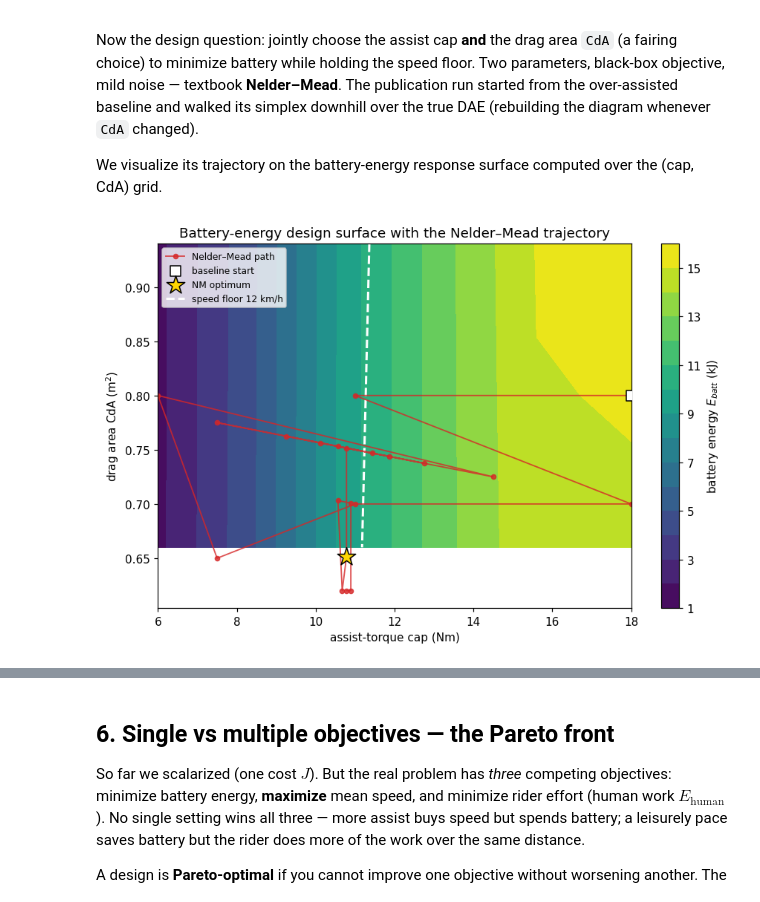
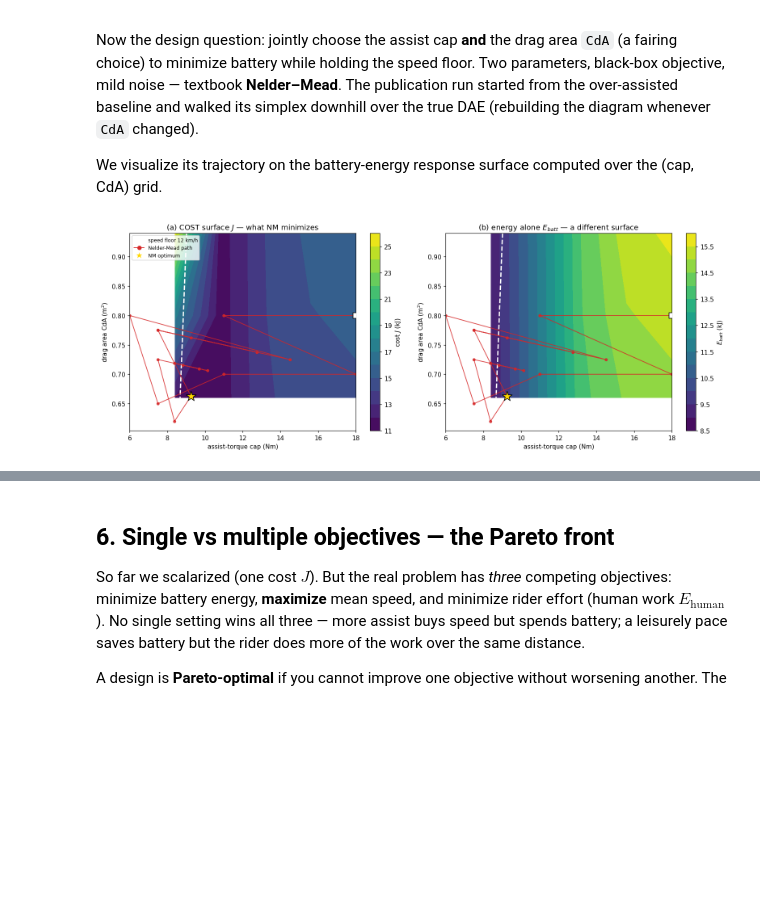
Before and after one commit to machinavitalis/jaxonomy, a Jupyter notebook: docs/examples/ebike_part2_optimization.ipynb, the cells around one changed output, grey strips where cells are left out. Cells and saved outputs as stored; diff of their text form; code cells hidden in the pictures; blank space fills up the shorter version.

```diff
--- a/docs/examples/ebike_part2_optimization.ipynb
+++ b/docs/examples/ebike_part2_optimization.ipynb
@@ -292,0 +430,18 @@ point.
+# %%
+if USE_PUBLICATION:
+    print("J at the working tolerance (rtol=5e-4) vs a tightened one (rtol=1e-4):")
+    for cap, dJ in zip(P["noise_caps"], P["noise_dJ"]):
+        print(f"  cap = {float(cap):5.1f} Nm : |dJ| = {float(dJ):7.1f} J")
+    print(f"\n  measured noise floor        : {float(P['noise_floor_J']):.1f} J")
+    print(f"  Nelder-Mead fatol set to    : {float(P['nm_fatol']):.1f} J  (above the floor)")
+    # what that noise implies for resolution in the cap
+    caps = P["grid_caps"]; ib = int(np.argmin(np.abs(P["grid_cda"] - BASE_CDA)))
+    dJ_dcap = np.gradient(P["grid_ED"][ib], caps)
+    slope = float(np.median(np.abs(dJ_dcap)))
+    res_Nm = float(P["noise_floor_J"]) / max(slope, 1e-9)
+    print(f"  |dE/dcap| ~ {slope:.0f} J/Nm near the optimum, so a "
+          f"{float(P['noise_floor_J']):.1f} J noise floor")
+    print(f"  corresponds to a cap resolution of ~{res_Nm:.3f} Nm.")
+    print("  Here the landscape is steep enough that discretization error is NOT")
+    print("  the binding limit on resolution -- the optimizer's own tolerances are.")
+    print("  (When the reverse is true, tighten the solver before the optimizer.)")
@@ -424,35 +592,59 @@ downhill over the true DAE (rebuilding the diagram whenever `CdA` changed).
 We visualize its trajectory on the battery-energy response surface computed over
 the (cap, CdA) grid.
 # %%
-fig, ax = plt.subplots(figsize=(8.2, 5.4))
+fig, ax = plt.subplots(1, 2, figsize=(14.5, 5.4))
 if USE_PUBLICATION:
-    caps = P["grid_caps"]; cdas = P["grid_cda"]; E = P["grid_Ebatt"]; V = P["grid_vmean"]
+    caps = P["grid_caps"]; cdas = P["grid_cda"]
+    Egrid = P["grid_ED"]; Vgrid = P["grid_vD"]
+    Jgrid = np.vectorize(penalized_cost)(Egrid, Vgrid)   # the surface NM actually walks
     CC, DD = np.meshgrid(caps, cdas)
-    cf = ax.contourf(CC, DD, E / 1000.0, levels=14, cmap="viridis")
-    cb = fig.colorbar(cf, ax=ax); cb.set_label("battery energy $E_{batt}$ (kJ)")
-    # feasibility boundary: mean speed == floor (legend proxy, no fragile clabel)
-    ax.contour(CC, DD, V, levels=[V_FLOOR], colors="white", linewidths=2, linestyles="--")
+
+    for k, (Z, ttl, lab) in enumerate([
+            (Jgrid/1000.0, "(a) COST surface $J$ — what NM minimizes", "cost $J$ (kJ)"),
+            (Egrid/1000.0, "(b) energy alone $E_{batt}$ — a different surface", "$E_{batt}$ (kJ)")]):
+        cf = ax[k].contourf(CC, DD, Z, levels=14, cmap="viridis")
+        cb = fig.colorbar(cf, ax=ax[k]); cb.set_label(lab)
+        ax[k].contour(CC, DD, Vgrid, levels=[V_FLOOR], colors="white", linewidths=2, linestyles="--")
+        nx = P["nm_hist_x"]
+        ax[k].plot(nx[:, 0], nx[:, 1], "-o", color="tab:red", ms=4, lw=1.2, alpha=0.85)
+        ax[k].scatter([P["base_cap"]], [P["base_cda"]], marker="s", s=90, color="white",
+                      edgecolor="k", zorder=6)
+        ax[k].scatter([P["nm_x_opt"][0]], [P["nm_x_opt"][1]], marker="*", s=280, color="gold",
+                      edgecolor="k", zorder=7)
+        ax[k].set_xlabel("assist-torque cap (Nm)"); ax[k].set_ylabel("drag area CdA (m$^2$)")
+        ax[k].set_title(ttl)
     from matplotlib.lines import Line2D
-    floor_proxy = Line2D([0], [0], color="white", lw=2, ls="--",
-                         label=f"speed floor {V_FLOOR:.0f} km/h")
-    # Nelder-Mead path + optima
-    nx = P["nm_hist_x"]
-    ax.plot(nx[:, 0], nx[:, 1], "-o", color="tab:red", ms=4, lw=1.2, alpha=0.8, label="Nelder–Mead path")
-    ax.scatter([P["base_cap"]], [P["base_cda"]], marker="s", s=90, color="white",
-               edgecolor="k", zorder=6, label="baseline start")
-    ax.scatter([P["nm_x_opt"][0]], [P["nm_x_opt"][1]], marker="*", s=280, color="gold",
-               edgecolor="k", zorder=7, label="NM optimum")
-    ax.set_xlabel("assist-torque cap (Nm)"); ax.set_ylabel("drag area CdA (m$^2$)")
-    ax.set_title("Battery-energy design surface with the Nelder–Mead trajectory")
-    h, l = ax.get_legend_handles_labels()
-    ax.legend(h + [floor_proxy], l + [floor_proxy.get_label()], fontsize=8, loc="upper left")
+    ax[0].legend(handles=[
+        Line2D([0],[0], color="white", lw=2, ls="--", label=f"speed floor {V_FLOOR:.0f} km/h"),
+        Line2D([0],[0], color="tab:red", marker="o", lw=1.2, label="Nelder-Mead path"),
+        Line2D([0],[0], color="w", markerfacecolor="gold", marker="*", ms=14, lw=0, label="NM optimum")],
+        fontsize=8, loc="upper left")
 fig.tight_layout(); plt.show()
 
 if USE_PUBLICATION:
-    print(f"NM optimum: cap={P['nm_x_opt'][0]:.2f} Nm, CdA={P['nm_x_opt'][1]:.3f} m^2  "
-          f"-> E_batt={float(P['nm_Ebatt_opt']):.0f} J, v={float(P['nm_vmean_opt']):.2f} km/h "
+    cda_opt = float(P["nm_x_opt"][1]); cda_lo = 0.62
+    print(f"NM optimum: cap={float(P['nm_x_opt'][0]):.2f} Nm, CdA={cda_opt:.3f} m^2  "
+          f"-> E@{D_REF:.0f}m={float(P['nm_ED']):.0f} J, v={float(P['nm_vD']):.2f} km/h "
           f"({int(P['nm_nfev'])} rollouts)")
-    drop = (float(P['base_Ebatt']) - float(P['nm_Ebatt_opt'])) / float(P['base_Ebatt']) * 100
-    print(f"vs over-assisted baseline: {drop:.0f}% less battery energy at the floor.")
+    # Is the CdA direction actually resolved, or flat within noise?
+    ib = int(np.argmin(np.abs(P["grid_cda"] - BASE_CDA)))
+    j_by_cda = np.vectorize(penalized_cost)(P["grid_ED"], P["grid_vD"])
+    k_cap = int(np.argmin(np.abs(P["grid_caps"] - float(P["nm_x_opt"][0]))))
+    spread = float(np.ptp(j_by_cda[:, k_cap]))
+    floor_J = float(P["noise_floor_J"])
+    resolved = spread > 3 * floor_J
+    print(f"\nAcross the whole CdA range at the optimal cap, J varies by "
+          f"{spread:.0f} J against a")
+    print(f"measured noise floor of {floor_J:.0f} J, so the drag direction is "
+          f"{'RESOLVED' if resolved else 'FLAT WITHIN NOISE'}.")
+    if resolved:
+        print(f"-> the optimizer really is seeing drag, and CdA = {cda_opt:.3f} is a")
+        print("   meaningful coordinate of the optimum.")
+    else:
+        print(f"-> CdA = {cda_opt:.3f} is where the optimizer happened to stop, NOT a")
+        print("   design recommendation. Report the direction as unresolved and widen")
+        print("   the design range (or tighten tolerances) before claiming anything.")
+    if abs(cda_opt - cda_lo) < 0.005:
+        print("(The optimum also sits ON the lower CdA bound -- see Failure Modes.)")
 # %% [output]
-[figure, old version]
+[figure, new version]
```
Also changed, not shown: parts of 27 cells of this notebook, 33 other files.
